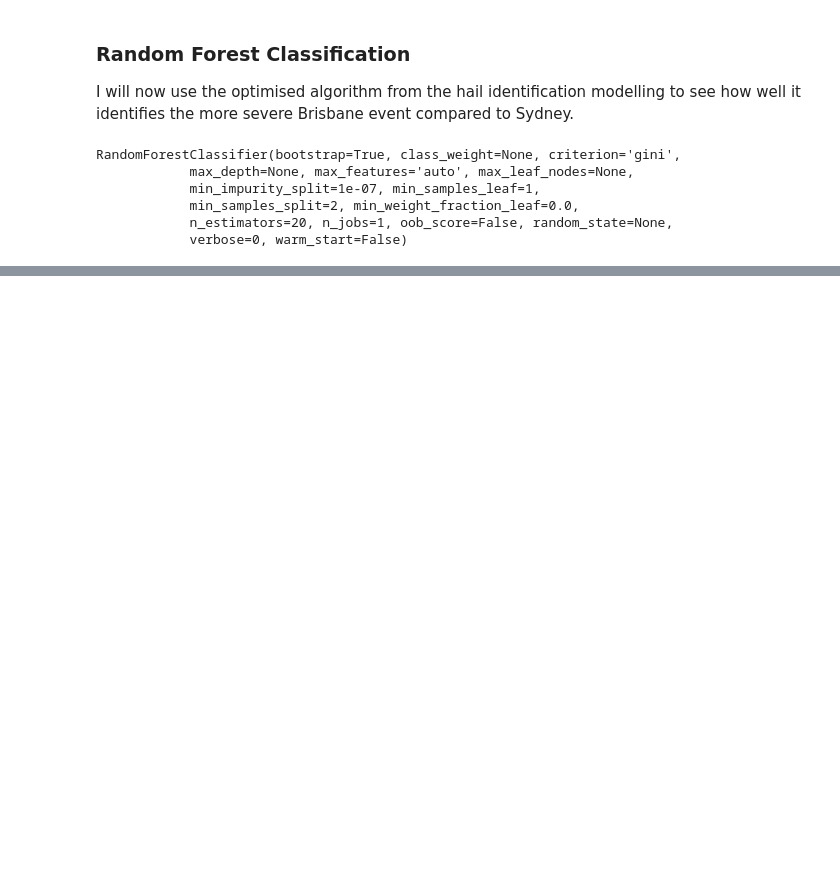
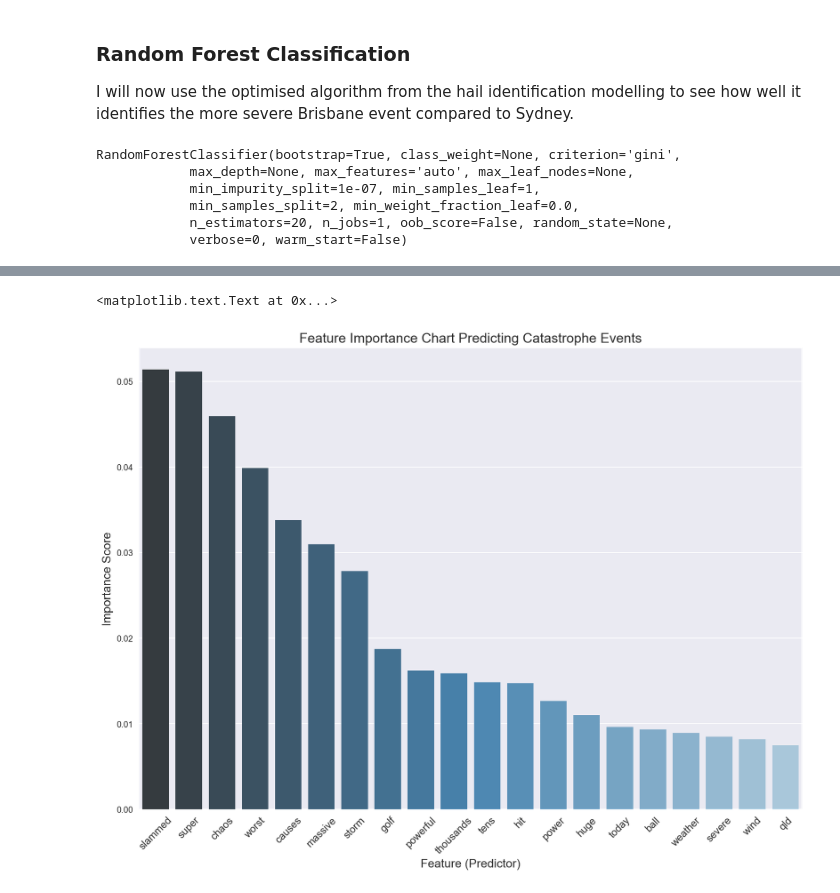
Before and after one commit to tcroshaw/ga_personal, a Jupyter notebook: capstone_technical_report_4_SeverityAndEQModelling.ipynb, the cells around one changed output, grey strips where cells are left out. Cells and saved outputs as stored; diff of their text form; code cells hidden in the pictures; blank space fills up the shorter version.

```diff
--- a/capstone_technical_report_4_SeverityAndEQModelling.ipynb
+++ b/capstone_technical_report_4_SeverityAndEQModelling.ipynb
@@ -37,24 +37,24 @@ from sklearn.metrics import classification_report, confusion_matrix, accuracy_sc
 %config InlineBackend.figure_format = 'retina'
 # %%
 # Import tweet data
-hail_tweet_text = pd.read_csv("./hail_tweet_text.csv")
+tweet_text = pd.read_csv("./hail_tweet_text.csv")
 # Drop Index column
-hail_tweet_text.drop('Unnamed: 0',axis=1,inplace=True)
+tweet_text.drop('Unnamed: 0',axis=1,inplace=True)
 # %%
 # Create Brisbane and Sydney Event classes to test severity
 
 # Create subset dataframe for hail-only tweets
-hail_tweet_text_hail = hail_tweet_text.ix[hail_tweet_text['hail'] > 0]
+hail_tweet_text = tweet_text.ix[tweet_text['hail'] > 0]
 
 # Create new target variable
-hail_tweet_text_hail['event_class'] = 0
+hail_tweet_text['event_class'] = 0
 
 # Set Brisbane event to 1
-hail_tweet_text_hail.ix[hail_tweet_text_hail['Cat_ID'] == 144, 'event_class'] = 1
+hail_tweet_text.ix[hail_tweet_text['Cat_ID'] == 144, 'event_class'] = 1
 
 # Check shape of new dataset
-print(hail_tweet_text_hail.shape)
+print(hail_tweet_text.shape)
 
 # Set event class as y-predictor
-y_hail = hail_tweet_text_hail['event_class']
+y_hail = hail_tweet_text['event_class']
 # %% [output]
@@ -79,7 +79,7 @@ hail_tweet_text_hail['event_class'].value_counts().plot(figsize=(10,8),kind='bar
 # Create Severity modelling dataframe:
 
 # Remove twitter user data
-X_hail_tweets = hail_tweet_text_hail.ix[:,26:]
+X_hail_tweets = hail_tweet_text.ix[:,26:]
 print (X_hail_tweets.shape)
 
 # Drop columns from dataframe relating to hail, location and event to create predictors
@@ -292,3 +314,15 @@ print (sum(rfc_scores)/len(rfc_scores))
+# %%
+# "Hail"term frequency distribution plot over time
+
+plt.figure(figsize=(14,10))
+plt.title("Feature Importance Chart Predicting Catastrophe Events" ,size=16)
+ax = sns.barplot(x='feature', y='importance', data=top_features_rfc_hail.head(20),ci=None,palette="Blues_d")
+plt.xlabel('Feature (Predictor)',size=14)
+plt.setp(ax.get_xticklabels(), rotation=45,size=12)
+plt.ylabel('Importance Score',size=14)
+# %% [output]
+<matplotlib.text.Text at 0x...>
+[figure, added]
 # %%
 # Create predicted y values
 
```
Also changed, not shown: parts of 14 cells of this notebook, 3 other files.
